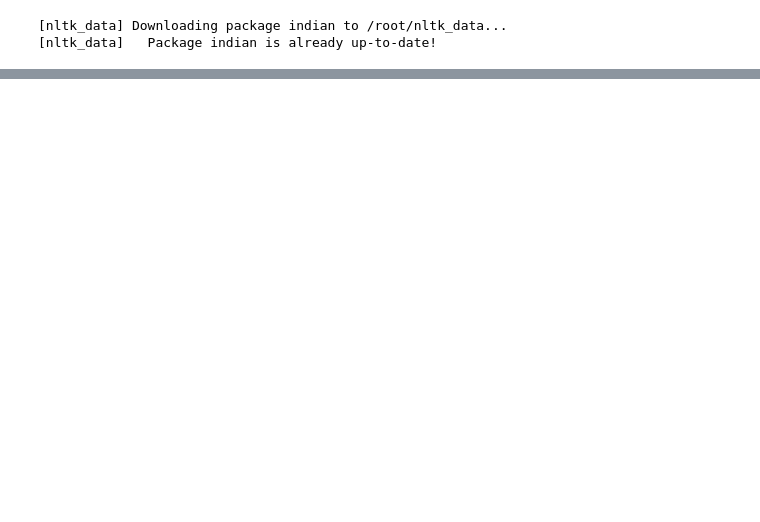
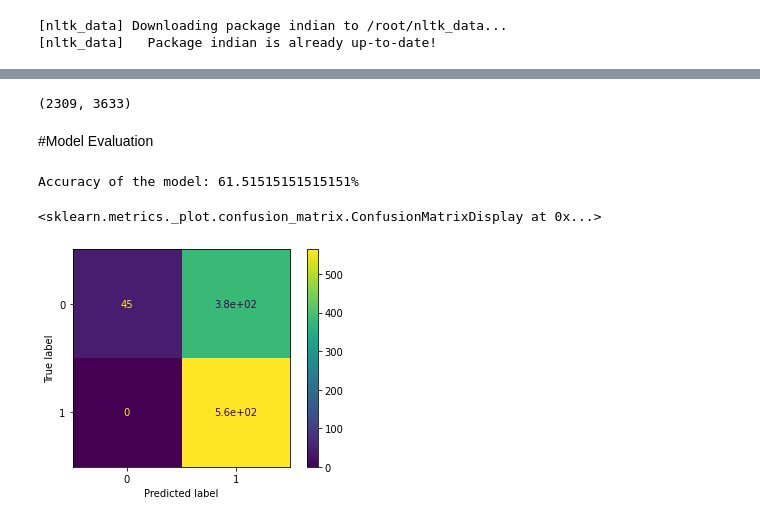
Before and after one commit to bravoeight98/BanFakeNewsNLP_test, a Jupyter notebook: BanFakeNewsNLP_test.ipynb, the cells around one changed output, grey strips where cells are left out. Cells and saved outputs as stored; diff of their text form; code cells hidden in the pictures; blank space fills up the shorter version.

```diff
--- a/BanFakeNewsNLP_test.ipynb
+++ b/BanFakeNewsNLP_test.ipynb
@@ -141,11 +146,12 @@ from sklearn.feature_extraction.text import CountVectorizer, TfidfVectorizer, Ha
 [nltk_data]   Package indian is already up-to-date!
 # %%
 ps = PorterStemmer()
+#ps = BanglaStemmer()
 corpus=[]
 for i in range(0,len(X)):
     review = re.sub("[\u0980-\u09FF']"," ",X["content"][i])
     review = review.lower()
     review = review.split()
-    review = [ps.stem(word) for word in review if word not in stopwords.words("bangla.pos")]
+    review = [ps.stem(word) for word in review if word not in stopwords.words("bangla")]
     review = " ".join(review)
     corpus.append(review)
@@ -151,0 +160,3 @@ for i in range(0,len(X)):
+# %%
+vector = TfidfVectorizer(max_features =5000, ngram_range=(1,3))
+X = vector.fit_transform(corpus).toarray()
@@ -151,0 +173,30 @@ for i in range(0,len(X)):
+# %%
+from sklearn.model_selection import train_test_split
+X_train, X_test, y_train, y_test = train_test_split(X, y, test_size=0.30, random_state=42)
+# %%
+X_train.shape
+# %% [output]
+(2309, 3633)
+# %%
+from sklearn.naive_bayes import MultinomialNB
+from sklearn import metrics
+classifier=MultinomialNB()
+
+classifier.fit(X_train, y_train)
+pred = classifier.predict(X_test)
+
+score = metrics.accuracy_score(y_test, pred)
+# %% [markdown]
+#Model Evaluation
+# %%
+print("Accuracy of the model: {}%".format(score*100))
+# %% [output]
+Accuracy of the model: 61.51515151515151%
+# %%
+import seaborn as sns
+import matplotlib.pyplot as plt
+cm = metrics.confusion_matrix(y_test, pred)
+metrics.plot_confusion_matrix(classifier,X_test,y_test)
+# %% [output]
+<sklearn.metrics._plot.confusion_matrix.ConfusionMatrixDisplay at 0x...>
+[figure, added]
```
Also changed, not shown: parts of 14 cells of this notebook.
